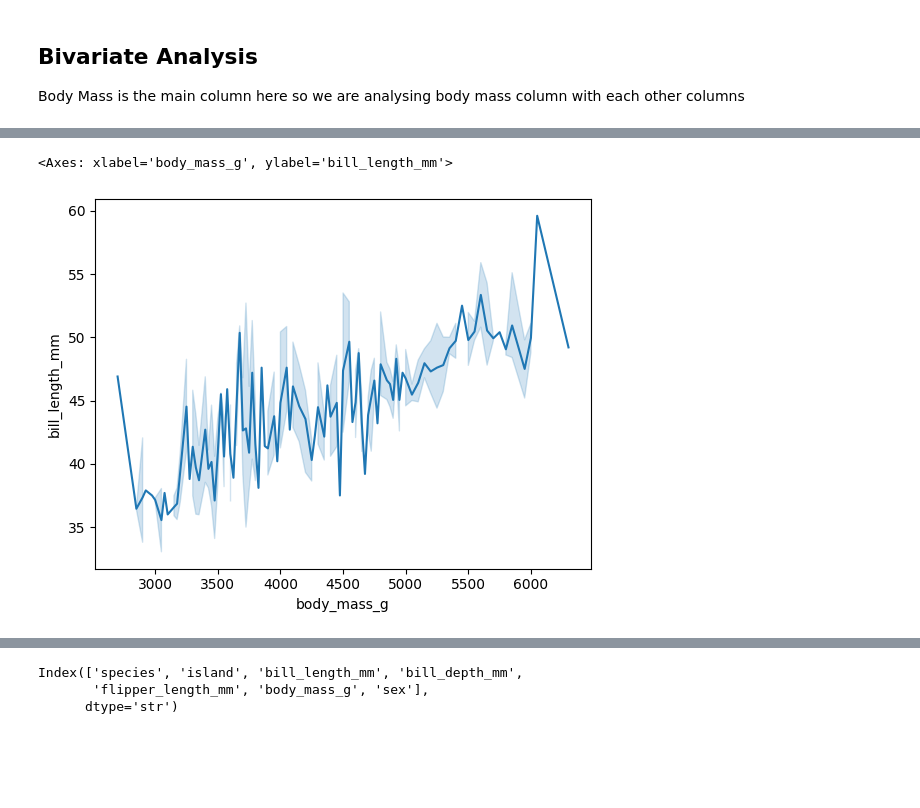
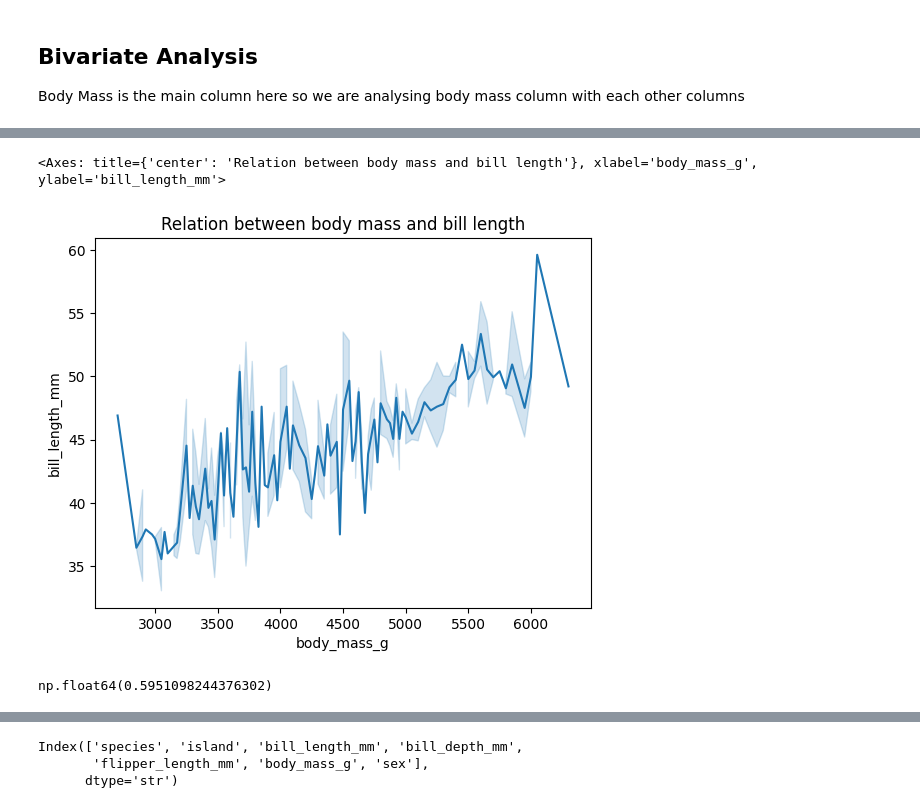
Before and after one commit to therai0/EDA-, a Jupyter notebook: pengiun.ipynb, the cells around one changed output, grey strips where cells are left out. Cells and saved outputs as stored; diff of their text form; code cells hidden in the pictures; blank space fills up the shorter version.

```diff
--- a/pengiun.ipynb
+++ b/pengiun.ipynb
@@ -298,5 +300,10 @@ sns.scatterplot(x=df["body_mass_g"],y=df["bill_length_mm"])
 # %%
+plt.title("Relation between body mass and bill length")
 sns.lineplot(x=df["body_mass_g"], y=df["bill_length_mm"])
 # %% [output]
-<Axes: xlabel='body_mass_g', ylabel='bill_length_mm'>
+<Axes: title={'center': 'Relation between body mass and bill length'}, xlabel='body_mass_g', ylabel='bill_length_mm'>
-[figure, old version]
+[figure, new version]
+# %%
+df["bill_length_mm"].corr(df["body_mass_g"])
+# %% [output]
+np.float64(0.5951098244376302)
```
Also changed, not shown: parts of 16 cells of this notebook.
